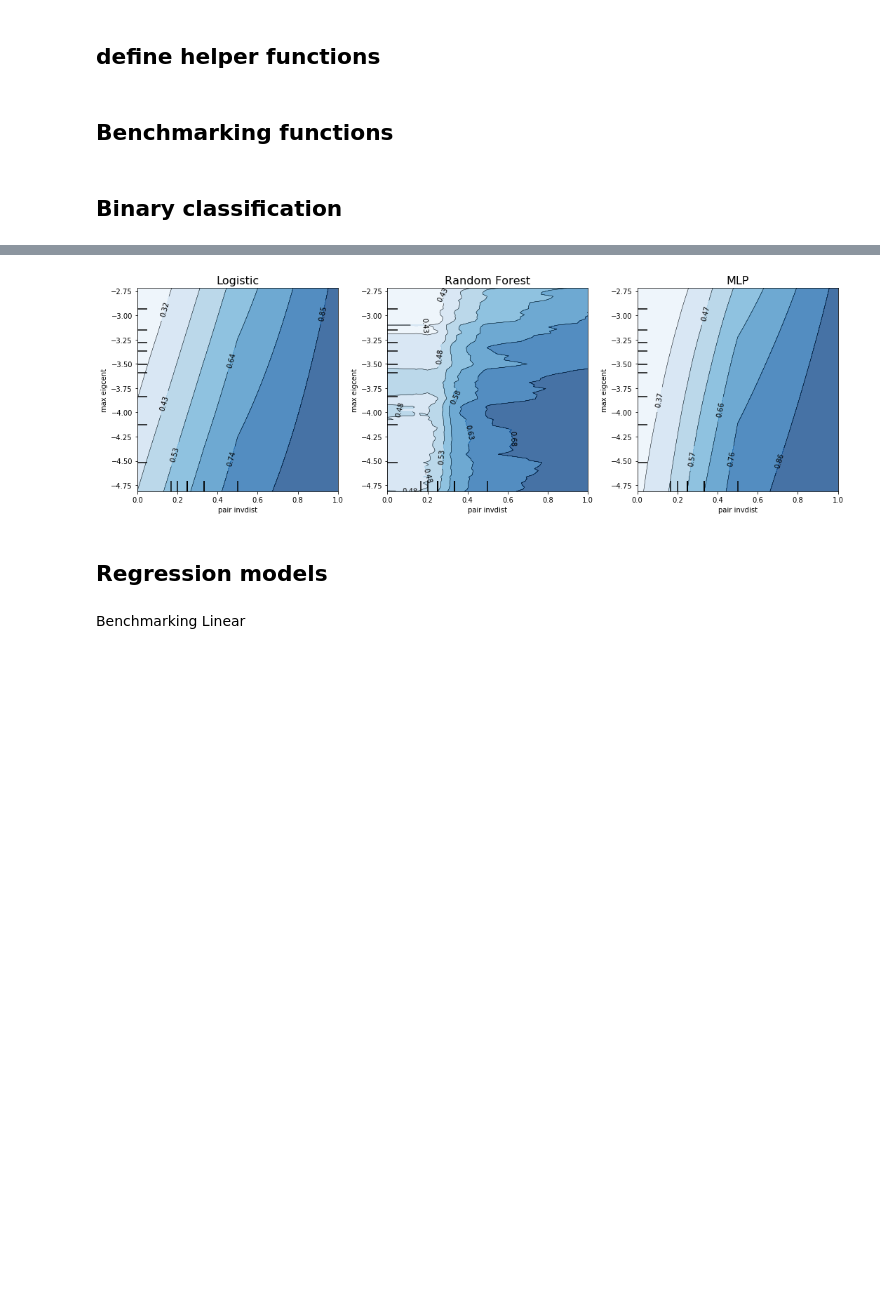
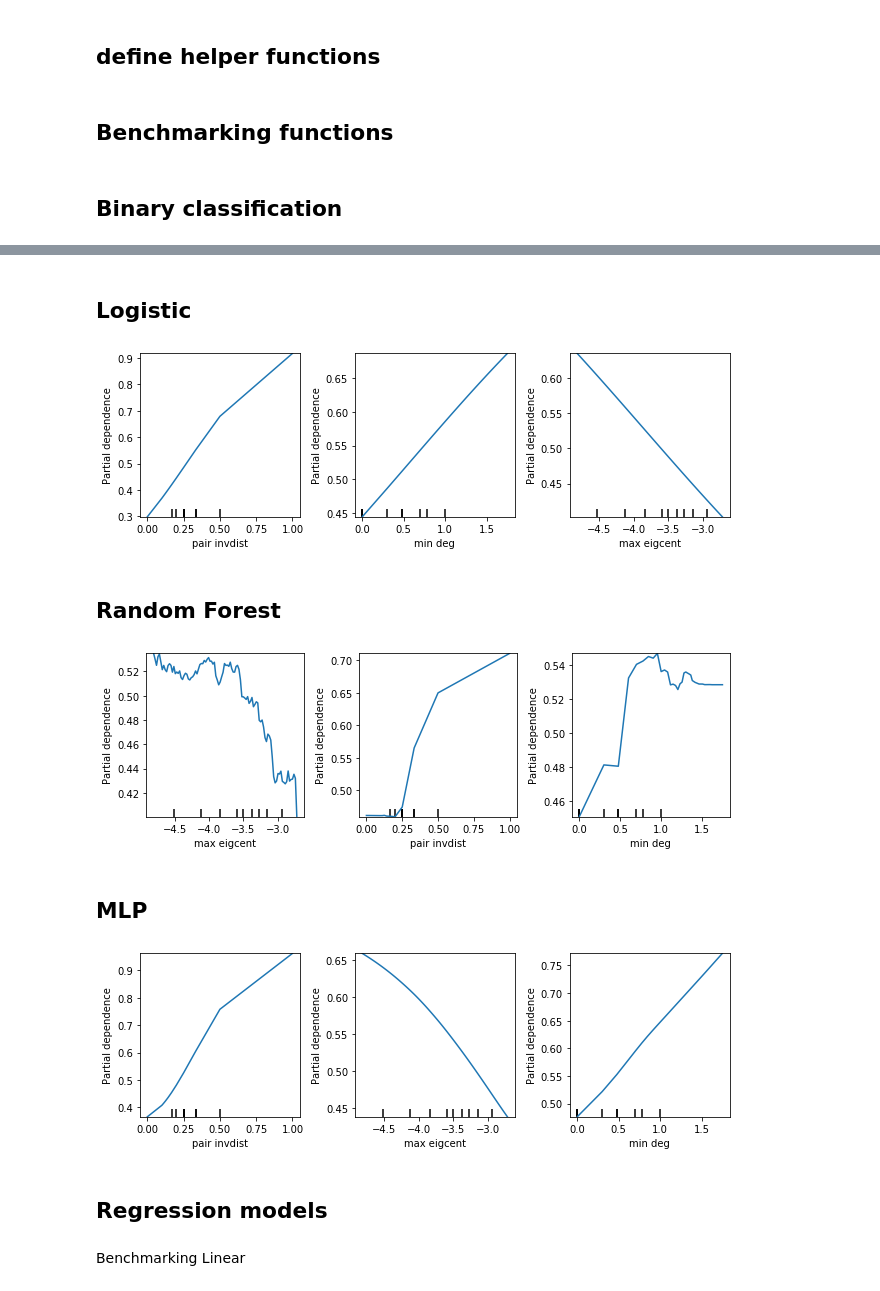
Before and after one commit to akuczala/gene-interaction, a Jupyter notebook: gene-interaction.ipynb, the cells around one changed output, grey strips where cells are left out. Cells and saved outputs as stored; diff of their text form; code cells hidden in the pictures; blank space fills up the shorter version.

Commit message:
added / changed some plots

```diff
--- a/gene-interaction.ipynb
+++ b/gene-interaction.ipynb
@@ -456,9 +481,10 @@ plt.show()
 # %%
 import sklearn.cluster as cluster
-spectral_model = cluster.SpectralBiclustering(n_clusters=100)
-spectral_model.fit(pi_csc)
+import seaborn as sns
+# spectral_model = cluster.SpectralBiclustering(n_clusters=100)
+# spectral_model.fit(pi_csc)
 
-def spectral_sort(mat):
-    mat = mat.copy()[np.argsort(spectral_model.row_labels_)]
-    mat = mat[:, np.argsort(spectral_model.row_labels_)]
-    return mat
+# def spectral_sort(mat):
+#     mat = mat.copy()[np.argsort(spectral_model.row_labels_)]
+#     mat = mat[:, np.argsort(spectral_model.row_labels_)]
+#     return mat
@@ -712,13 +741,27 @@ def plot_importances(features,importances,pair_names,sort = False,ax=None):
 #         imdf[name].boxplot(ax=axes[1],color=color)
 
 #compute partial dependence on the two features with the highest mean importance
-def plot_top_dependences(model,samples,features,importances,ax = None):
+def plot_top_dependences_2d(model,samples,features,importances,ax = None):
     #format feature names into strings
     feature_names = np.array(list(map(' '.join,features)))
     major_features = tuple(feature_names[np.argsort(importances['importances_mean'])[::-1]][:2])
     sklearn.inspection.plot_partial_dependence(
     model,samples[features],[major_features],
         feature_names = feature_names, ax = ax, contour_kw = dict(cmap = 'Blues'))
+
+def plot_top_dependences(model,samples,features,importances,axes = None):
+    #format feature names into strings
+    feature_names = np.array(list(map(' '.join,features)))
+    major_features = tuple(feature_names[np.argsort(importances['importances_mean'])[::-1]][:3])
+    sklearn.inspection.plot_partial_dependence(
+    model,samples[features],[major_features[0]],
+        feature_names = feature_names, ax = axes[0], contour_kw = dict(cmap = 'Blues'))
+    sklearn.inspection.plot_partial_dependence(
+    model,samples[features],[major_features[1]],
+        feature_names = feature_names, ax = axes[1], contour_kw = dict(cmap = 'Blues'))
+    sklearn.inspection.plot_partial_dependence(
+    model,samples[features],[major_features[2]],
+        feature_names = feature_names, ax = axes[2], contour_kw = dict(cmap = 'Blues'))
 # %% [markdown]
 ## Benchmarking functions
 # %%
@@ -759,7 +802,7 @@ model_names = ['Logistic','Random Forest','MLP']
 models = [
     LogisticRegression(max_iter=500,n_jobs=8),
     RandomForestClassifier(n_jobs=8),
-    MLPClassifier(hidden_layer_sizes=(20,20,20),max_iter=500)]
+    MLPClassifier(hidden_layer_sizes=(20,20,5),max_iter=500)]
 
 results = []
 for model, model_name in zip(models,model_names):
@@ -815,14 +858,20 @@ plt.show(fig1)
 # %%
-fig, axes = plt.subplots(1,3,figsize = (15,5))
 
-for model_name, result, ax in zip(model_names,results,axes):
 
-    plot_top_dependences(result['model'],result['test_samples'],features,result['importances'],ax=ax)
-    ax.set_title(model_name,fontsize=16)
-plt.tight_layout()
-plt.show()
+for model_name, result in zip(model_names,results):
+    display(Markdown('## ' + model_name))
+    fig, axes = plt.subplots(1,3,figsize = (9,3))
+    plot_top_dependences(result['model'],result['test_samples'],features,result['importances'],axes=axes)
+    #ax.set_title(model_name,fontsize=16)
+    plt.tight_layout()
+    plt.show()
 # %% [output]
+## Logistic
-[figure, old version]
+[figure, new version]
+## Random Forest
+[figure, added]
+## MLP
+[figure, added]
 # %% [markdown]
 ## Regression models
 # %%
```
Also changed, not shown: parts of 7 cells of this notebook.
